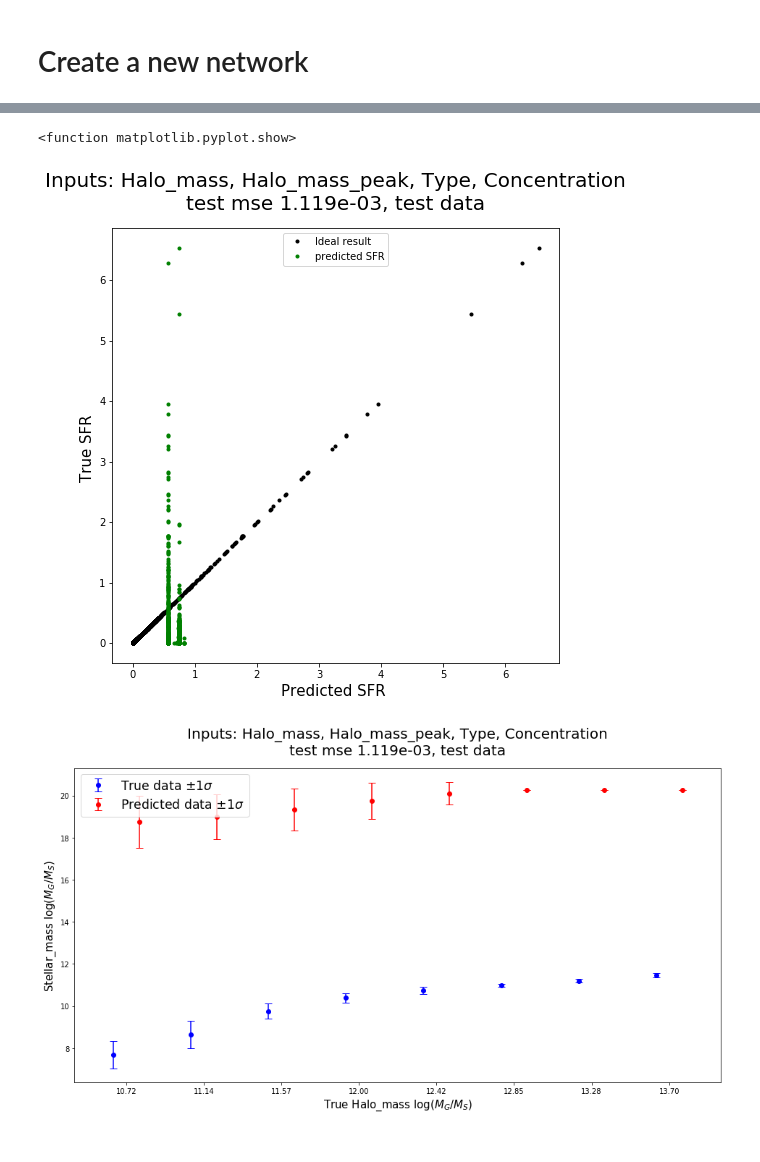
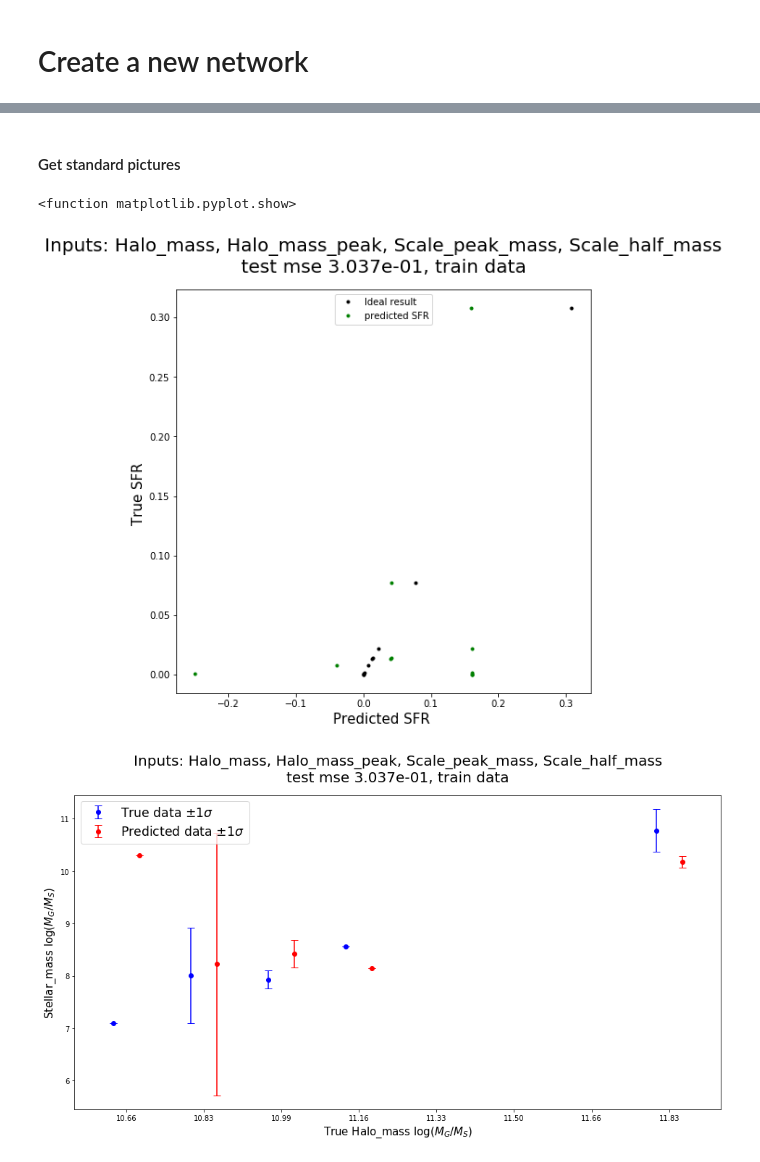
Before and after one commit to magnus-lindstrom/masters-project-galaxy-formation, a Jupyter notebook: code/pso_code/pso_general_purpose_notebook.ipynb, the cells around one changed output, grey strips where cells are left out. Saved outputs shown, nothing was run; the diff lists cells and outputs as text; code cells hidden in the pictures.

Commit message:
done with the data analysis notebook. fixed some bugs in the pso framework

```diff
--- a/code/pso_code/pso_general_purpose_notebook.ipynb
+++ b/code/pso_code/pso_general_purpose_notebook.ipynb
@@ -38,11 +37,11 @@ The autoreload extension is already loaded. To reload it, use:
 # %%
 ### General parameters
 run_on_cpu = False
-total_set_size = 30000 # how many examples will be used for training+validation+testing
-train_size = 10000
-val_size = 10000
-test_size = 10000
-input_features = ['Halo_mass', 'Halo_mass_peak', 'Type', 'Concentration']
+total_set_size = 9 # how many examples will be used for training+validation+testing
+train_size = 3
+val_size = 3
+test_size = 3
+input_features = ['Halo_mass', 'Halo_mass_peak', 'Scale_peak_mass', 'Scale_half_mass']
 output_features = ['Stellar_mass', 'SFR']
 plot_threeD = 0
 save_figs = 0
@@ -52,11 +51,12 @@ fig_dir = 'figures/'
 nr_hidden_layers = 10
 activationFunction = 'tanh'
 nr_neurons_per_layer = 10
+std_penalty = False
 loss_function = 'halo_mass_weighted_loss'
 norm = 'zero_mean_unit_std'
 
 ### PSO parameters
-nIterations = 1000
+nIterations = 500
 nParticles = 40
 xMin = -10
 xMax = 10
@@ -101,5 +103,5 @@ network = Feed_Forward_Neural_Network(nr_hidden_layers, nr_neurons_per_layer, in
                                       activationFunction)
 network.pso_setup({'inertiaWeightMin': 0.1})
 network.pso_train(nIterations, training_data_dict, loss_function,
-                  nr_iters_before_restart_check=nr_iters_before_restart_check, speed_check=False)
+                  nr_iters_before_restart_check=nr_iters_before_restart_check, speed_check=False, std_penalty=std_penalty)
 # %% [output]
@@ -112,25 +125,27 @@ Iteration 2, particle 9, new swarm best. Train: 2.911e-04, Val: 2.820e-04
+# %% [markdown]
+#### Get standard pictures
 # %%
-mode = 'test'
-network.pso_swarm.set_best_weights()
+mode = 'train'
+network.pso_swarm.set_best_weights('train')
 norm_score = network.pso_swarm.evaluate_model(mode)
 tot_score = norm_score
 model = network.pso_swarm.model
 title = 'Inputs: %s\ntest mse %.3e, %s data' % (', '.join(input_features), tot_score, mode)
 
-fig1 = get_pred_vs_real_scatterplot(model, training_data_dict, unit_dict, data_keys, 'SFR', title=title, data_type=mode)
+fig1 = get_pred_vs_real_scatterplot(model, training_data_dict, unit_dict, data_keys, 'SFR', title=title, mode=mode)
 fig2 = get_real_vs_pred_boxplot(model, training_data_dict, unit_dict, data_keys, predicted_feat = 'Stellar_mass',
-                                binning_feat = 'Halo_mass', title=title, data_type=mode)
+                                binning_feat = 'Halo_mass', title=title, mode=mode)
 fig3 = get_scatter_comparison_plots(model, training_data_dict, unit_dict, x_axis_feature = 'Halo_mass',
                                     y_axis_feature = 'Stellar_mass', title=title, y_max = None, y_min = None,
-                                    x_min = None, x_max = None, data_type=mode)
+                                    x_min = None, x_max = None, mode=mode)
 fig4 = get_real_vs_pred_boxplot(model, training_data_dict, unit_dict, data_keys, 'SFR',
-                                binning_feat = 'Stellar_mass', title=title, data_type=mode)
+                                binning_feat = 'Stellar_mass', title=title, mode=mode)
 fig5 = get_scatter_comparison_plots(model, training_data_dict, unit_dict, x_axis_feature = 'Halo_mass',
                                     y_axis_feature = 'SFR', title=title, y_max = 10, y_min = None,
-                                    x_min = 5, x_max = None, data_type=mode)
+                                    x_min = None, x_max = None, mode=mode)
 
 plt.show
 # %% [output]
 <function matplotlib.pyplot.show>
-[figure, old version]
+[figure, new version]
-[figure, old version]
+[figure, new version]
```
Also changed, not shown: parts of 4 cells of this notebook, 11 other files.
